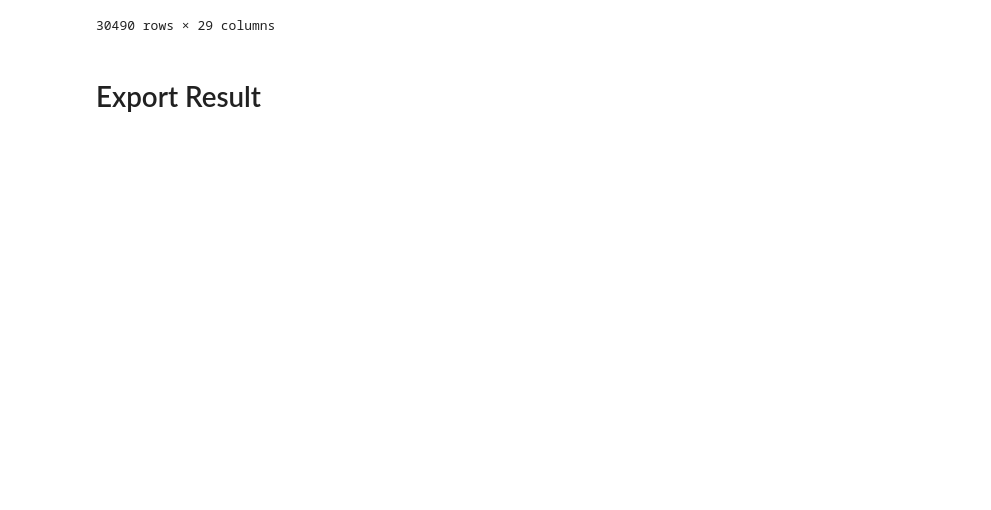
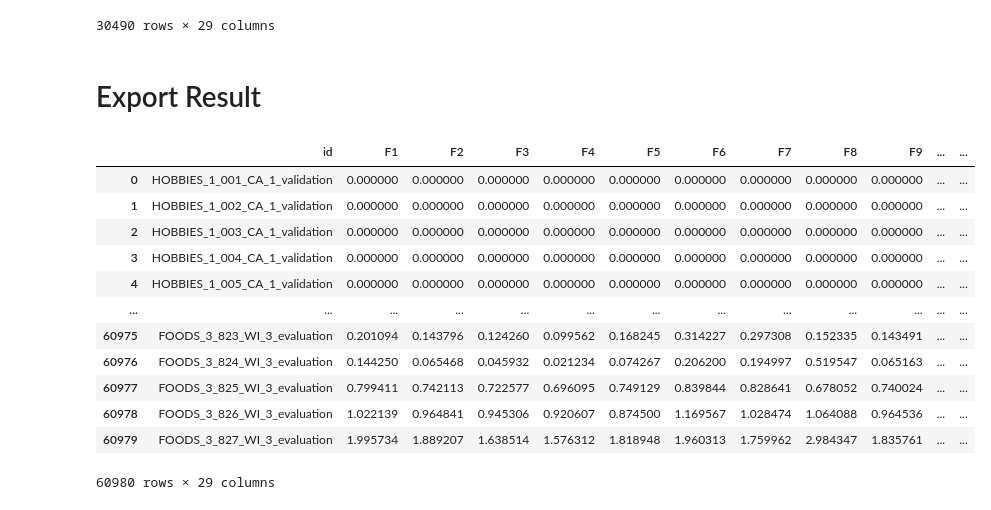
Before and after one commit to wkCircle/m5-accuracy-competition, a Jupyter notebook: m5-final-XX.ipynb, the cells around one changed output. Saved outputs shown, nothing was run; the diff lists cells and outputs as text; code cells hidden in the pictures; blank space fills up the shorter version.

```diff
--- a/m5-final-XX.ipynb
+++ b/m5-final-XX.ipynb
@@ -365,10 +382,25 @@ After collection of predictions per stores and per
 # %%
 ########################### Export
 #################################################################################
 # Reading competition sample submission and
 # merging our predictions
 # As we have predictions only for "_validation" data
 # we need to do fillna() for "_evaluation" items
 submission = pd.read_csv(ORIGINAL/'sample_submission.csv')[['id']]
 submission = submission.merge(all_preds, on=['id'], how='left').fillna(0)
 submission.to_csv(output_parent/f'submission_v{VER}.csv', index=False)
+submission
+# %% [output]
+|  | id | F1 | F2 | F3 | F4 | F5 | F6 | F7 | F8 | F9 | ... | ... |
+| 0 | HOBBIES_1_001_CA_1_validation | 0.000000 | 0.000000 | 0.000000 | 0.000000 | 0.000000 | 0.000000 | 0.000000 | 0.000000 | 0.000000 | ... | ... |
+| 1 | HOBBIES_1_002_CA_1_validation | 0.000000 | 0.000000 | 0.000000 | 0.000000 | 0.000000 | 0.000000 | 0.000000 | 0.000000 | 0.000000 | ... | ... |
+| 2 | HOBBIES_1_003_CA_1_validation | 0.000000 | 0.000000 | 0.000000 | 0.000000 | 0.000000 | 0.000000 | 0.000000 | 0.000000 | 0.000000 | ... | ... |
+| 3 | HOBBIES_1_004_CA_1_validation | 0.000000 | 0.000000 | 0.000000 | 0.000000 | 0.000000 | 0.000000 | 0.000000 | 0.000000 | 0.000000 | ... | ... |
+| 4 | HOBBIES_1_005_CA_1_validation | 0.000000 | 0.000000 | 0.000000 | 0.000000 | 0.000000 | 0.000000 | 0.000000 | 0.000000 | 0.000000 | ... | ... |
+| ... | ... | ... | ... | ... | ... | ... | ... | ... | ... | ... | ... | ... |
+| 60975 | FOODS_3_823_WI_3_evaluation | 0.201094 | 0.143796 | 0.124260 | 0.099562 | 0.168245 | 0.314227 | 0.297308 | 0.152335 | 0.143491 | ... | ... |
+| 60976 | FOODS_3_824_WI_3_evaluation | 0.144250 | 0.065468 | 0.045932 | 0.021234 | 0.074267 | 0.206200 | 0.194997 | 0.519547 | 0.065163 | ... | ... |
+| 60977 | FOODS_3_825_WI_3_evaluation | 0.799411 | 0.742113 | 0.722577 | 0.696095 | 0.749129 | 0.839844 | 0.828641 | 0.678052 | 0.740024 | ... | ... |
+| 60978 | FOODS_3_826_WI_3_evaluation | 1.022139 | 0.964841 | 0.945306 | 0.920607 | 0.874500 | 1.169567 | 1.028474 | 1.064088 | 0.964536 | ... | ... |
+| 60979 | FOODS_3_827_WI_3_evaluation | 1.995734 | 1.889207 | 1.638514 | 1.576312 | 1.818948 | 1.960313 | 1.759962 | 2.984347 | 1.835761 | ... | ... |
+60980 rows × 29 columns
```
Also changed, not shown: parts of 2 cells of this notebook, 4 other files.
